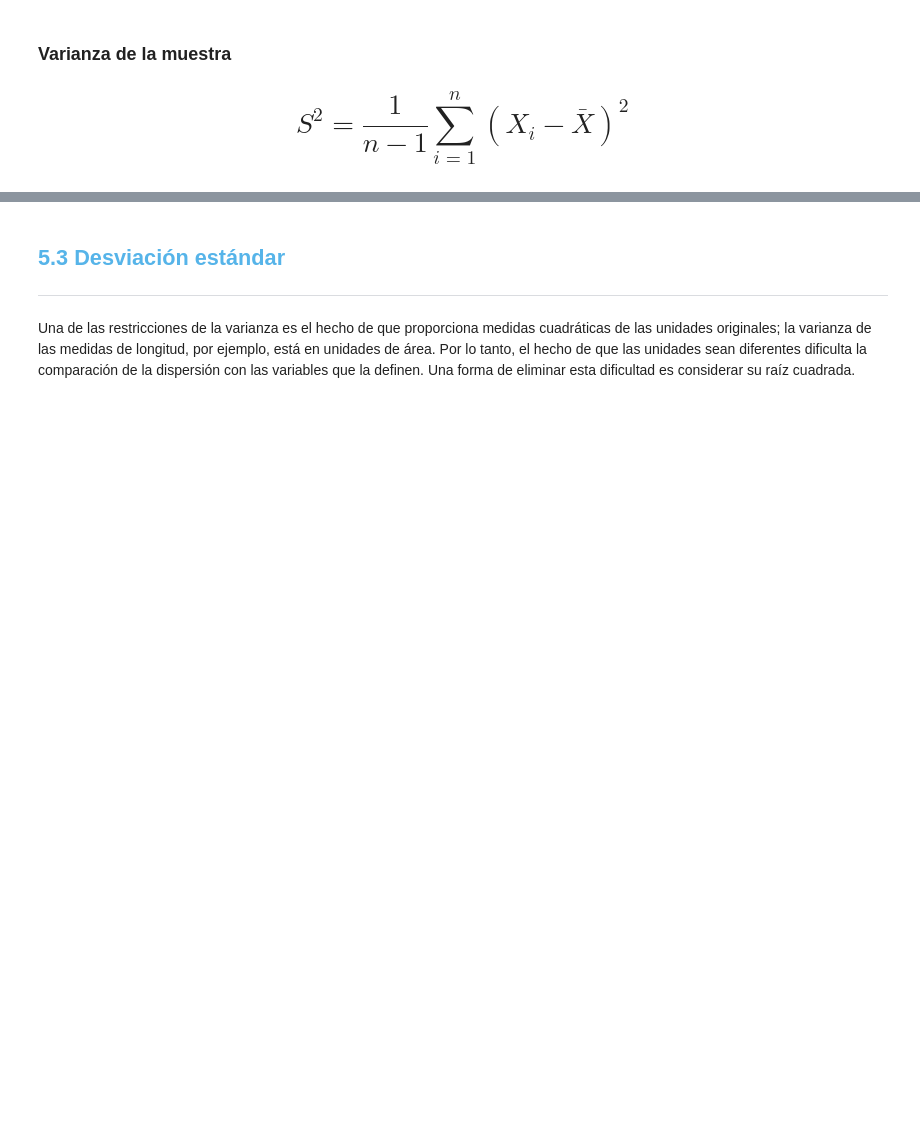
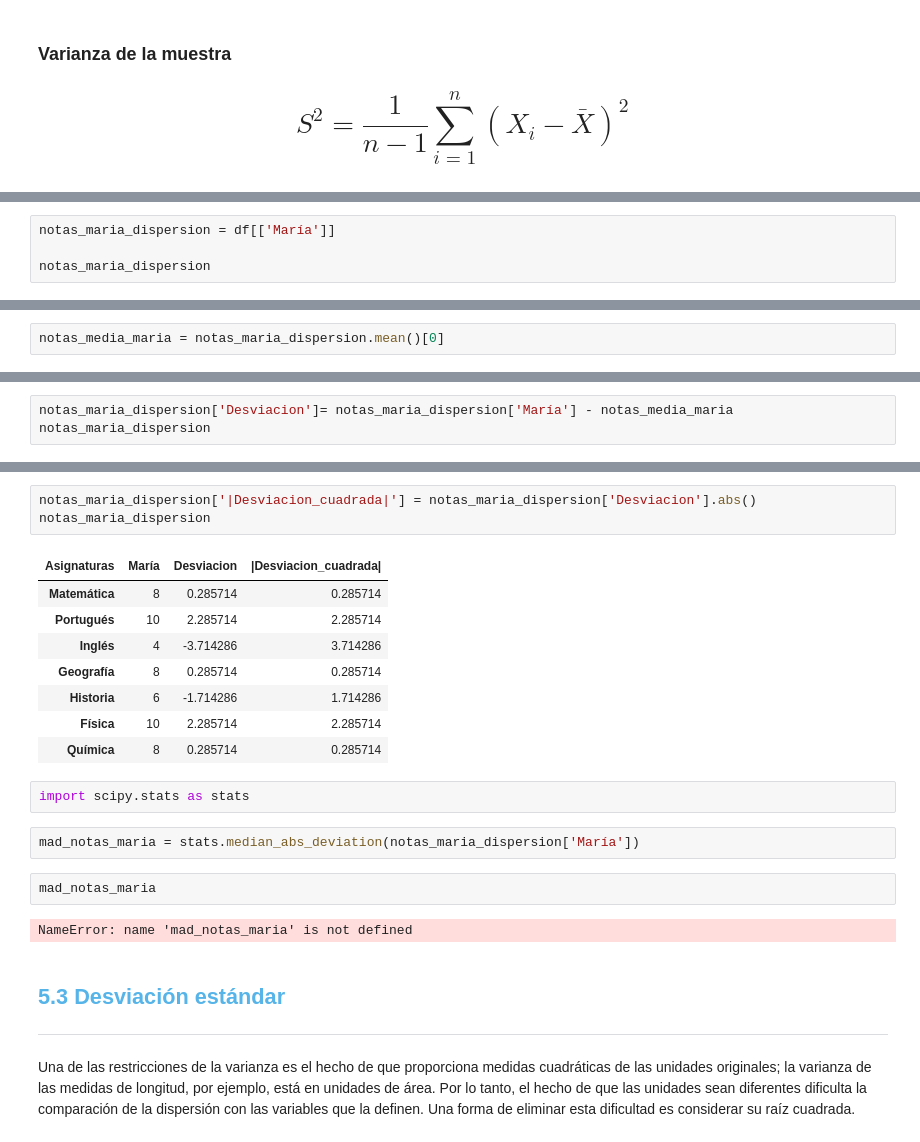
Before and after one commit to novemberrn/Amigo-secreto-1, a Jupyter notebook: Curso_de_Estadística_con_Python_1.ipynb, the cells around one changed output, grey strips where cells are left out. Drawn from its saved outputs; the diff is of its cells as text; blank space fills up the shorter version.

```diff
--- a/Curso_de_Estadística_con_Python_1.ipynb
+++ b/Curso_de_Estadística_con_Python_1.ipynb
@@ -559,0 +607,4 @@ La varianza se construye a partir de las diferencias entre cada observación y l
+# %%
+notas_maria_dispersion = df[['María']]
+
+notas_maria_dispersion
@@ -559,0 +620,2 @@ La varianza se construye a partir de las diferencias entre cada observación y l
+# %%
+notas_media_maria = notas_maria_dispersion.mean()[0]
@@ -559,0 +630,3 @@ La varianza se construye a partir de las diferencias entre cada observación y l
+# %%
+notas_maria_dispersion['Desviacion']= notas_maria_dispersion['María'] - notas_media_maria
+notas_maria_dispersion
@@ -560,3 +642,23 @@ La varianza se construye a partir de las diferencias entre cada observación y l
+# %%
+notas_maria_dispersion['|Desviacion_cuadrada|'] = notas_maria_dispersion['Desviacion'].abs()
+notas_maria_dispersion
+# %% [output]
+| Asignaturas | María | Desviacion | |Desviacion_cuadrada| |
+| Matemática | 8 | 0.285714 | 0.285714 |
+| Portugués | 10 | 2.285714 | 2.285714 |
+| Inglés | 4 | -3.714286 | 3.714286 |
+| Geografía | 8 | 0.285714 | 0.285714 |
+| Historia | 6 | -1.714286 | 1.714286 |
+| Física | 10 | 2.285714 | 2.285714 |
+| Química | 8 | 0.285714 | 0.285714 |
+# %%
+import scipy.stats as stats
+# %%
+mad_notas_maria = stats.median_abs_deviation(notas_maria_dispersion['María'])
+# %%
+mad_notas_maria
+# %% [output]
+NameError: name 'mad_notas_maria' is not defined
 # %% [markdown]
 ## <font color=#56B4E9>5.3 Desviación estándar</font>
 ***
```
Also changed, not shown: parts of 13 cells of this notebook.
